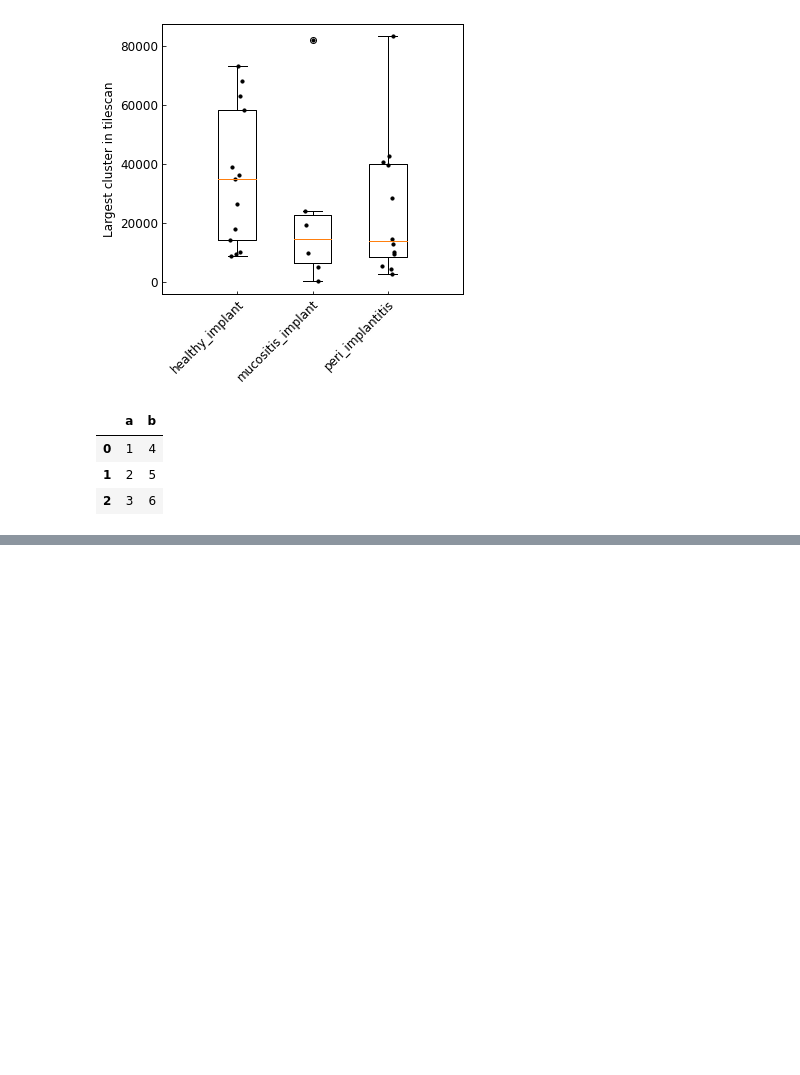
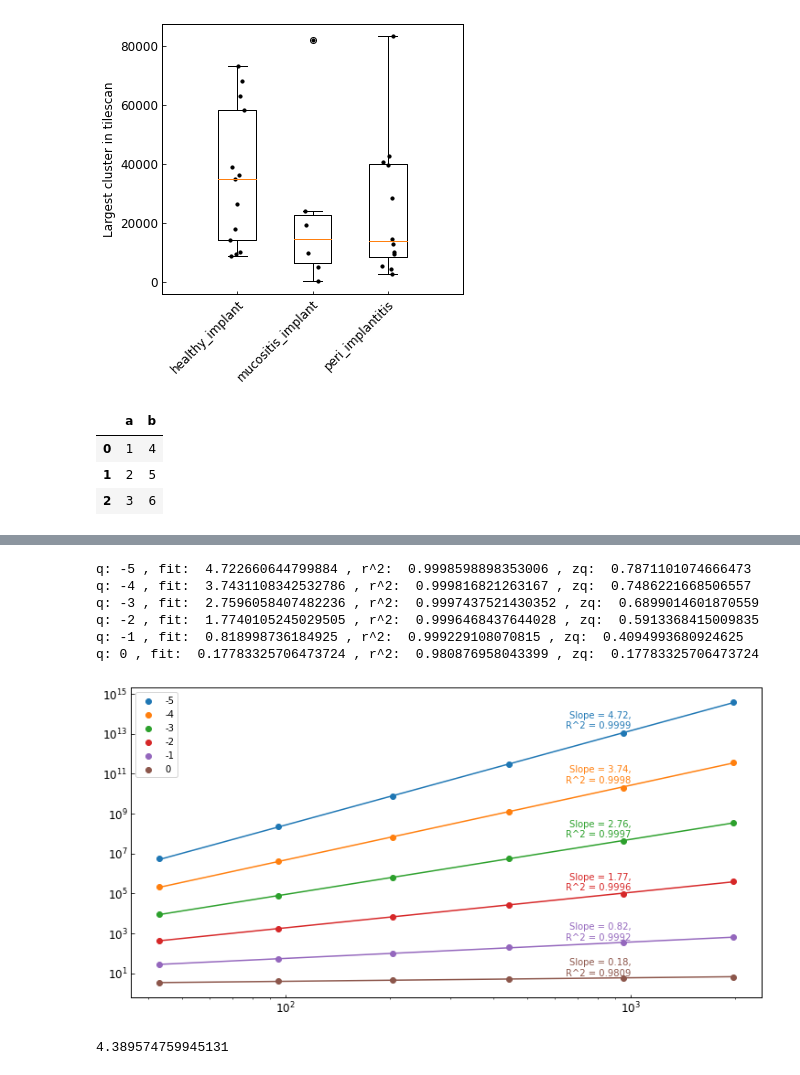
Before and after one commit to benjamingrodner/peri_implantitis_HiPRFISH_analysis, a Jupyter notebook: nb_spatial_stats.ipynb, the cells around one changed output, grey strips where cells are left out. Drawn from its saved outputs; the diff is of its cells as text; code cells hidden in the pictures; blank space fills up the shorter version.

```diff
--- a/nb_spatial_stats.ipynb
+++ b/nb_spatial_stats.ipynb
@@ -2714,0 +3125,50 @@ a.append(pd.DataFrame({'a':[1,2,3], 'b':[4,5,6]}))
+# %%
+zqs = []
+dict_q_col = dict(zip(qrange, plt.get_cmap('tab10').colors))
+fig, ax = ip.general_plot(dims=(10,5))
+for q in range(-5,1):
+    # Get regression
+    Xams = dict_q_Xams[q]
+    lnc = np.log(Xams) if q != 1 else np.array(Xams)
+    lns = np.log(areas)
+    slope, intercept, r_value, p_value, std_err = stats.linregress(lns, lnc)
+    zq = slope/(1-q) if q != 1 else slope
+    print('q:', q,', fit: ',slope, ', r^2: ', r_value**2, ', zq: ',zq)
+    zqs.append(zq)
+
+    Xams = np.exp(Xams) if q == 1 else Xams
+    col = dict_q_col[q]
+    ax.scatter(areas, Xams, label=q, color=col)
+
+    x = np.array([min(areas), max(areas)])
+    y = math.exp(intercept) * x**slope
+    ax.plot(x, y, color=col)
+    x = 1e3
+    y = math.exp(intercept) * x**slope
+    ax.text(
+        x,y,
+        (
+            "Slope = " + str(round(slope, 2))
+            + ",\nR^2 = " + str(round(r_value**2, 4))
+        ),
+        ha="right",
+        va="bottom",
+        color=col
+    )
+
+ax.set_xscale("log")
+ax.set_yscale("log")
+plt.legend()
+plt.show()
+plt.close()
+
+print(box_edge_um)
+# %% [output]
+q: -5 , fit:  4.722660644799884 , r^2:  0.9998598898353006 , zq:  0.7871101074666473
+q: -4 , fit:  3.7431108342532786 , r^2:  0.999816821263167 , zq:  0.7486221668506557
+q: -3 , fit:  2.7596058407482236 , r^2:  0.9997437521430352 , zq:  0.6899014601870559
+q: -2 , fit:  1.7740105245029505 , r^2:  0.9996468437644028 , zq:  0.5913368415009835
+q: -1 , fit:  0.818998736184925 , r^2:  0.999229108070815 , zq:  0.4094993680924625
+q: 0 , fit:  0.17783325706473724 , r^2:  0.980876958043399 , zq:  0.17783325706473724
+[figure, added]
+4.389574759945131
```
Also changed, not shown: parts of 48 cells of this notebook, 6 other files.
